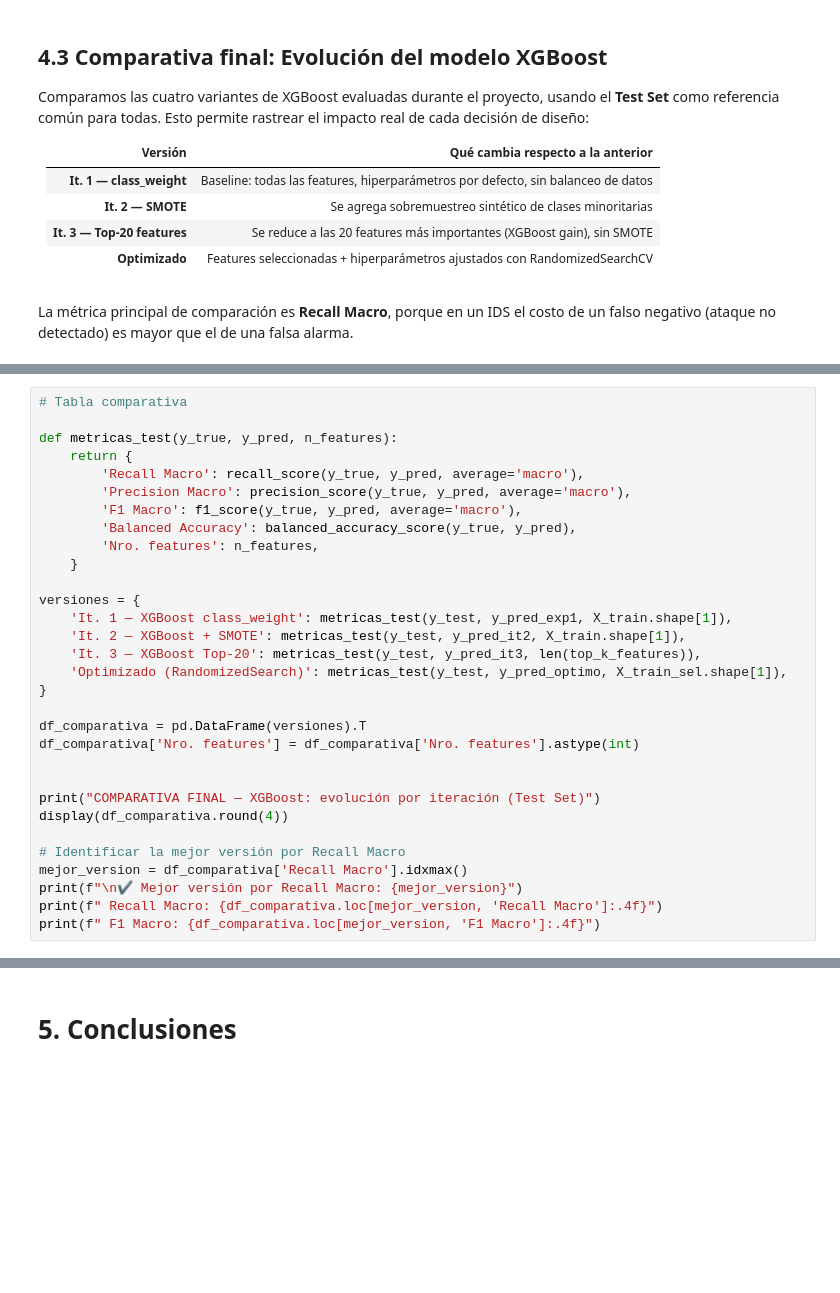
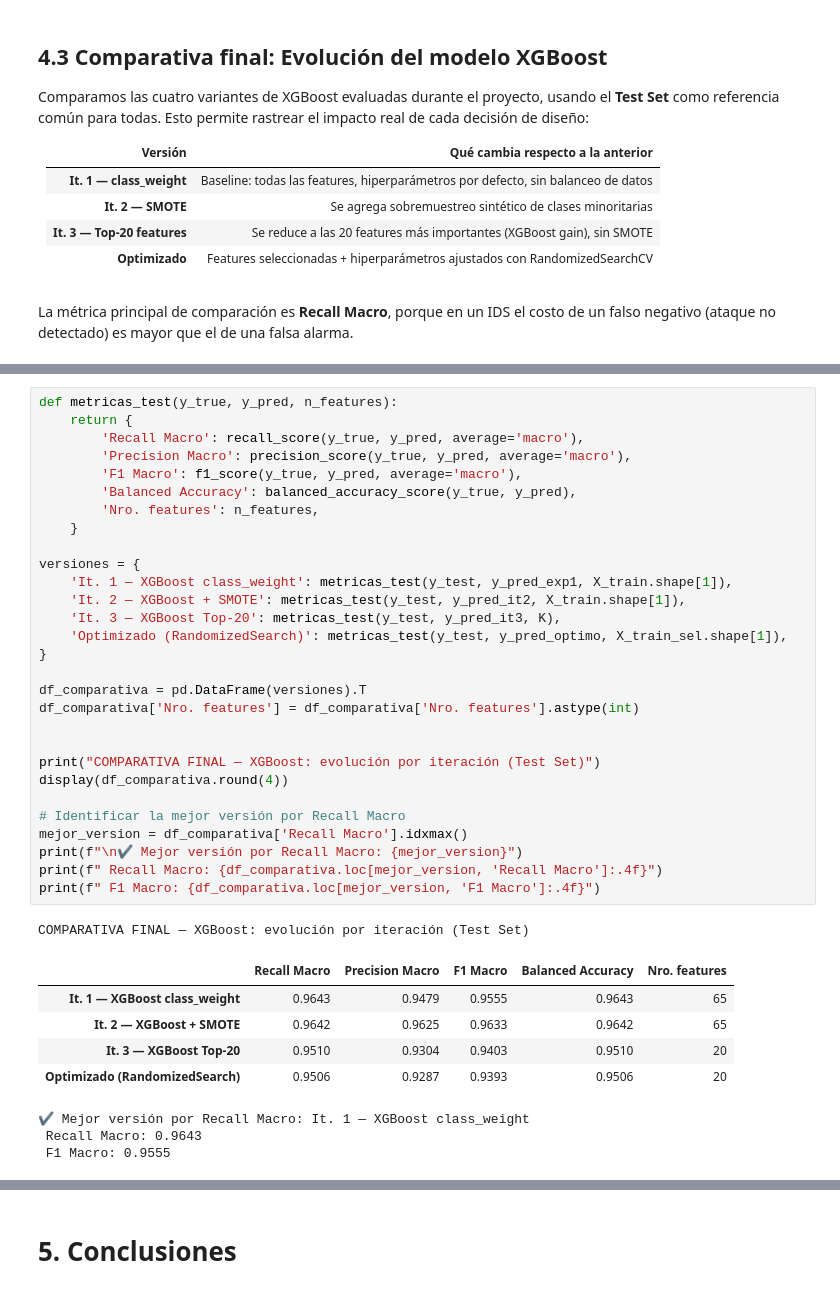
Before and after one commit to jotaeleb/tif-ciencias-de-datos, a Jupyter notebook: notebooks/proyecto_modelado.ipynb, the cells around one changed output, grey strips where cells are left out. Cells and saved outputs as stored; diff of their text form; blank space fills up the shorter version.

```diff
--- a/notebooks/proyecto_modelado.ipynb
+++ b/notebooks/proyecto_modelado.ipynb
@@ -1629,34 +1619,42 @@ KeyboardInterrupt:
 # %%
-# Tabla comparativa
-
 def metricas_test(y_true, y_pred, n_features):
     return {
         'Recall Macro': recall_score(y_true, y_pred, average='macro'),
         'Precision Macro': precision_score(y_true, y_pred, average='macro'),
         'F1 Macro': f1_score(y_true, y_pred, average='macro'),
         'Balanced Accuracy': balanced_accuracy_score(y_true, y_pred),
         'Nro. features': n_features,
     }
 
 versiones = {
     'It. 1 — XGBoost class_weight': metricas_test(y_test, y_pred_exp1, X_train.shape[1]),
     'It. 2 — XGBoost + SMOTE': metricas_test(y_test, y_pred_it2, X_train.shape[1]),
-    'It. 3 — XGBoost Top-20': metricas_test(y_test, y_pred_it3, len(top_k_features)),
+    'It. 3 — XGBoost Top-20': metricas_test(y_test, y_pred_it3, K),
     'Optimizado (RandomizedSearch)': metricas_test(y_test, y_pred_optimo, X_train_sel.shape[1]),
 }
 
 df_comparativa = pd.DataFrame(versiones).T
 df_comparativa['Nro. features'] = df_comparativa['Nro. features'].astype(int)
 
 
 print("COMPARATIVA FINAL — XGBoost: evolución por iteración (Test Set)")
 display(df_comparativa.round(4))
 
 # Identificar la mejor versión por Recall Macro
 mejor_version = df_comparativa['Recall Macro'].idxmax()
 print(f"\n✔ Mejor versión por Recall Macro: {mejor_version}")
 print(f" Recall Macro: {df_comparativa.loc[mejor_version, 'Recall Macro']:.4f}")
 print(f" F1 Macro: {df_comparativa.loc[mejor_version, 'F1 Macro']:.4f}")
+# %% [output]
+COMPARATIVA FINAL — XGBoost: evolución por iteración (Test Set)
+|  | Recall Macro | Precision Macro | F1 Macro | Balanced Accuracy | Nro. features |
+| It. 1 — XGBoost class_weight | 0.9643 | 0.9479 | 0.9555 | 0.9643 | 65 |
+| It. 2 — XGBoost + SMOTE | 0.9642 | 0.9625 | 0.9633 | 0.9642 | 65 |
+| It. 3 — XGBoost Top-20 | 0.9510 | 0.9304 | 0.9403 | 0.9510 | 20 |
+| Optimizado (RandomizedSearch) | 0.9506 | 0.9287 | 0.9393 | 0.9506 | 20 |
+✔ Mejor versión por Recall Macro: It. 1 — XGBoost class_weight
+ Recall Macro: 0.9643
+ F1 Macro: 0.9555
 # %%
 # Gráfico comparativo
 metricas_graf = ['Recall Macro', 'Precision Macro', 'F1 Macro', 'Balanced Accuracy']
```
Also changed, not shown: parts of 35 cells of this notebook.
